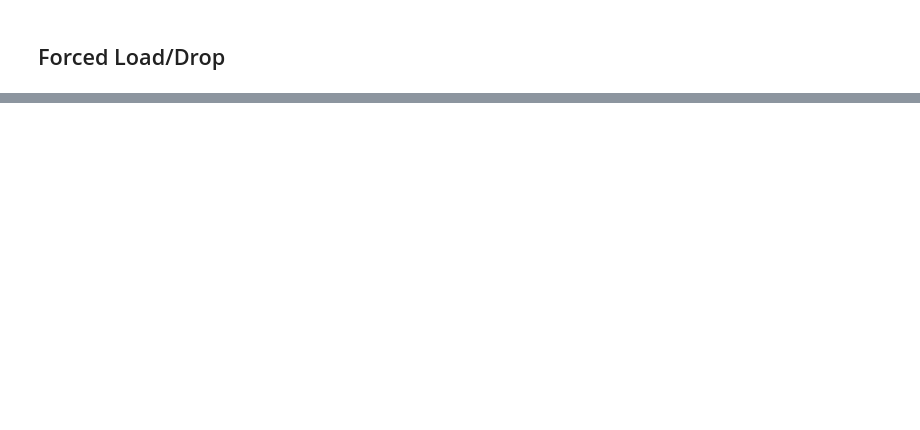
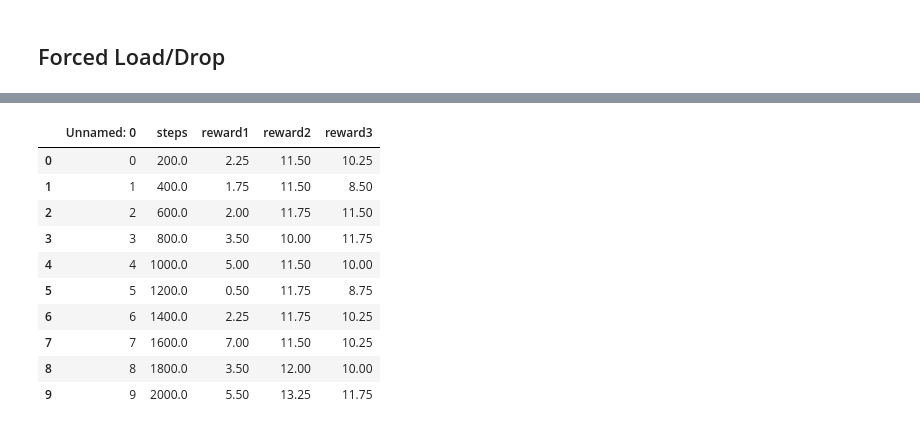
Before and after one commit to gyaanantia/thesis_work, a Jupyter notebook: heuristics/random.ipynb, the cells around one changed output, grey strips where cells are left out. Drawn from its saved outputs; the diff is of its cells as text; code cells hidden in the pictures; blank space fills up the shorter version.

```diff
--- a/heuristics/random.ipynb
+++ b/heuristics/random.ipynb
@@ -58,0 +170,16 @@ algo3.evaluate(render=RENDER_ALL, render_terminal=RENDER_TERMINAL, max_cycles=MA
+# %%
+test = pd.read_csv('test.csv')
+# %%
+test
+# %% [output]
+|  | Unnamed: 0 | steps | reward1 | reward2 | reward3 |
+| 0 | 0 | 200.0 | 2.25 | 11.50 | 10.25 |
+| 1 | 1 | 400.0 | 1.75 | 11.50 | 8.50 |
+| 2 | 2 | 600.0 | 2.00 | 11.75 | 11.50 |
+| 3 | 3 | 800.0 | 3.50 | 10.00 | 11.75 |
+| 4 | 4 | 1000.0 | 5.00 | 11.50 | 10.00 |
+| 5 | 5 | 1200.0 | 0.50 | 11.75 | 8.75 |
+| 6 | 6 | 1400.0 | 2.25 | 11.75 | 10.25 |
+| 7 | 7 | 1600.0 | 7.00 | 11.50 | 10.25 |
+| 8 | 8 | 1800.0 | 3.50 | 12.00 | 10.00 |
+| 9 | 9 | 2000.0 | 5.50 | 13.25 | 11.75 |
```
Also changed, not shown: parts of 9 cells of this notebook, 7 other files.
